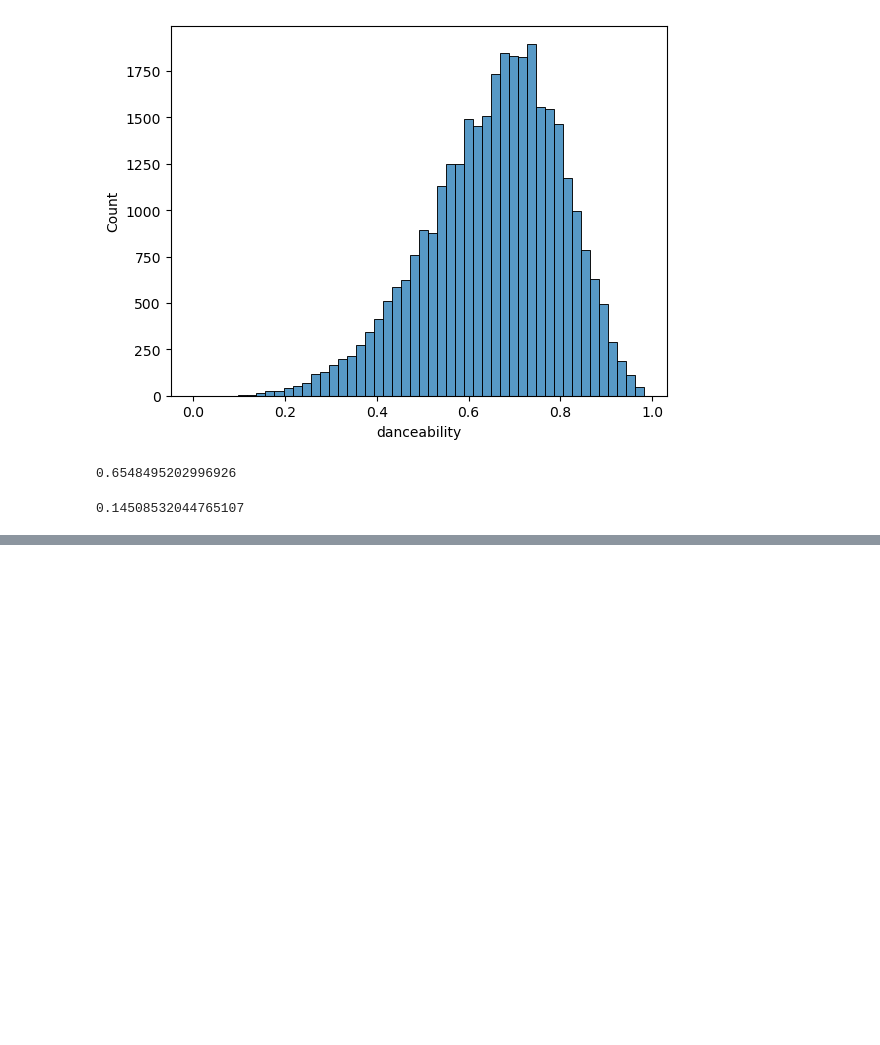
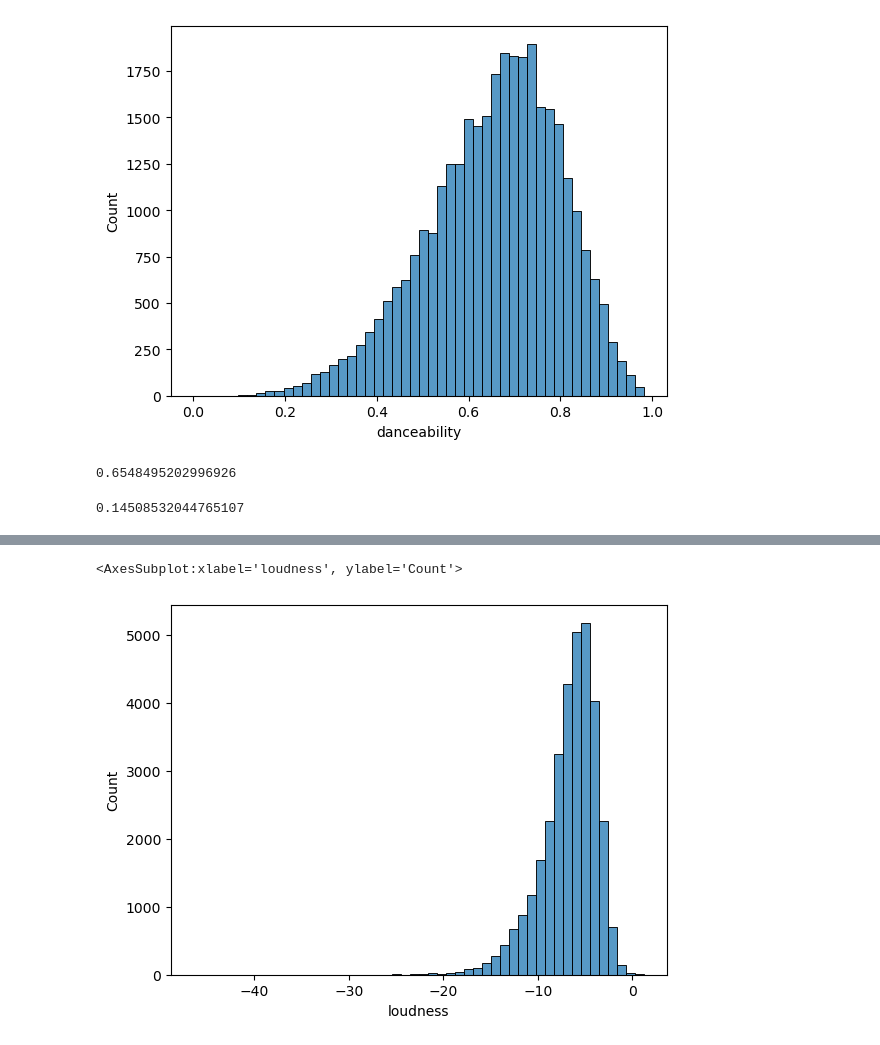
Before and after one commit to Endver/AI-at-CCIC, a Jupyter notebook: Simester 1/Spotify/MoreSpotify.ipynb, the cells around one changed output, grey strips where cells are left out. Cells and saved outputs as stored; diff of their text form; code cells hidden in the pictures; blank space fills up the shorter version.

```diff
--- a/Simester 1/Spotify/MoreSpotify.ipynb
+++ b/Simester 1/Spotify/MoreSpotify.ipynb
@@ -87,0 +112,3 @@ What song is the loudest in the date set
+# %%
+df = pd.read_csv("spotify_songs.csv")
+df.info()
@@ -87,0 +133,5 @@ What song is the loudest in the date set
+# %%
+sns.histplot(data=df, x= "loudness", bins=50)
+# %% [output]
+<AxesSubplot:xlabel='loudness', ylabel='Count'>
+[figure, added]
```
Also changed, not shown: parts of 10 cells of this notebook.
